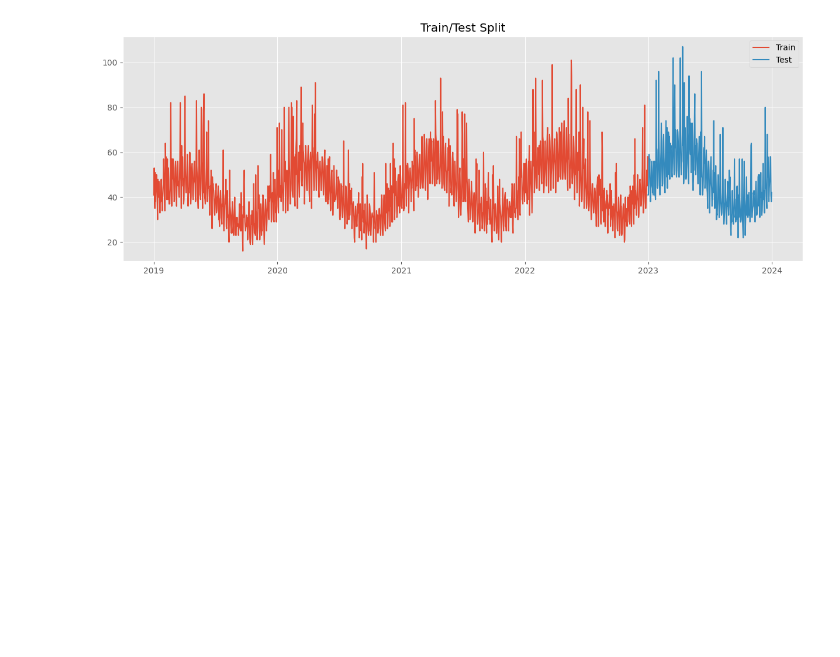
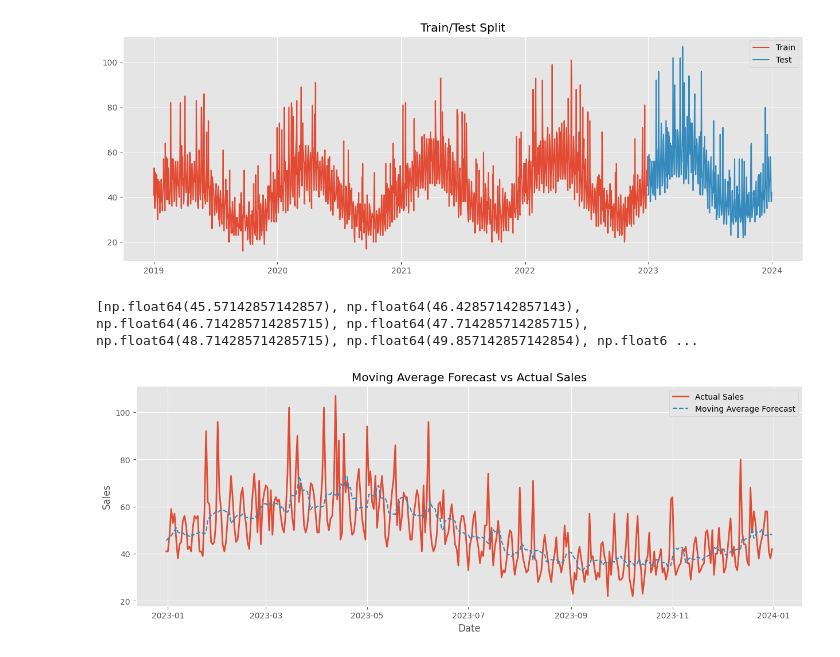
Before and after one commit to Jainam249/Supply-Chain-Demand-Forecasting, a Jupyter notebook: notebooks/03_demand_forecasting.ipynb, the cells around one changed output. Saved outputs shown, nothing was run; the diff lists cells and outputs as text; code cells hidden in the pictures; blank space fills up the shorter version.

Commit message:
feat: implement demand forecasting models and future forecasting (fixes #10, fixes #11, fixes #12, fixes #13)

```diff
--- a/notebooks/03_demand_forecasting.ipynb
+++ b/notebooks/03_demand_forecasting.ipynb
@@ -23,7 +23,7 @@ import matplotlib.pyplot as plt
 plt.style.use("ggplot")
 # %%
 df = pd.read_csv(
-    "Project 2/data/processed/clean_sales.csv",
+    "data/processed/clean_sales.csv",
     parse_dates=["date"]
 )
 
@@ -119,0 +127,36 @@ plt.show()
+# %%
+ma_predictions = moving_average_forecast(
+    train,
+    test,
+    column="sales",
+    window=7
+)
+
+print(ma_predictions[:10])
+# %% [output]
+[np.float64(45.57142857142857), np.float64(46.42857142857143), np.float64(46.714285714285715), np.float64(47.714285714285715), np.float64(48.714285714285715), np.float64(49.857142857142854), np.float6 ...
+# %%
+plt.figure(figsize=(15,5))
+
+plt.plot(
+    test.index,
+    test["sales"],
+    label="Actual Sales",
+    linewidth=2
+)
+
+plt.plot(
+    test.index,
+    ma_predictions,
+    label="Moving Average Forecast",
+    linestyle="--"
+)
+
+plt.title("Moving Average Forecast vs Actual Sales")
+plt.xlabel("Date")
+plt.ylabel("Sales")
+plt.legend()
+
+plt.show()
+# %% [output]
+[figure, added]
```
Also changed, not shown: parts of 14 cells of this notebook, 1 other file.
